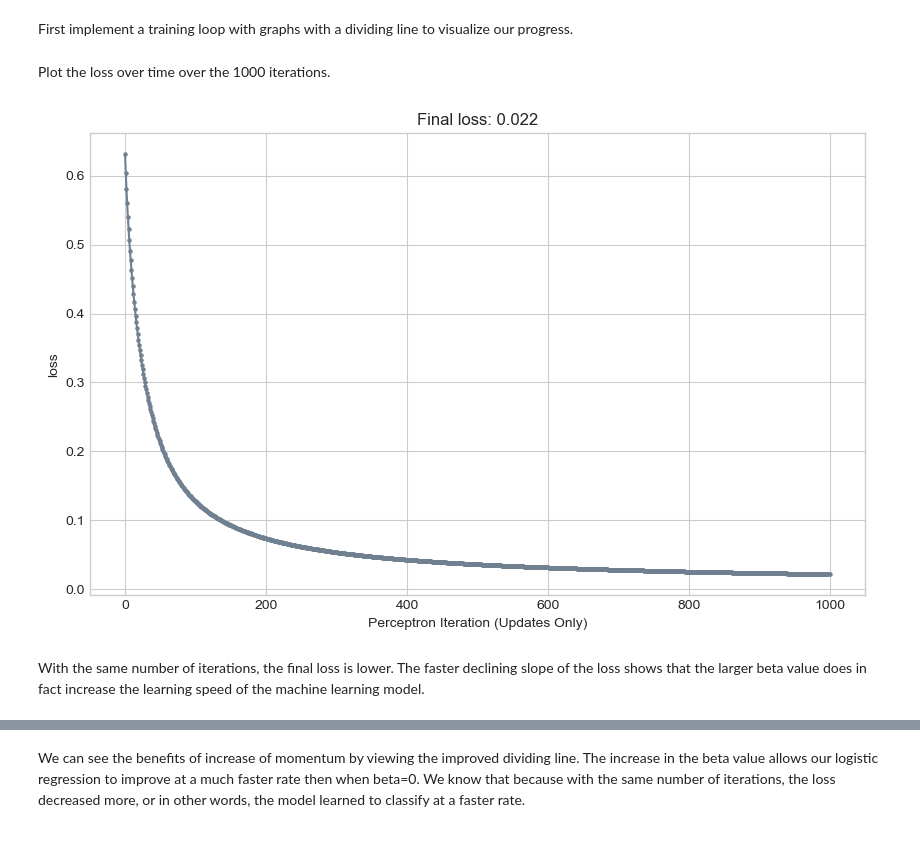
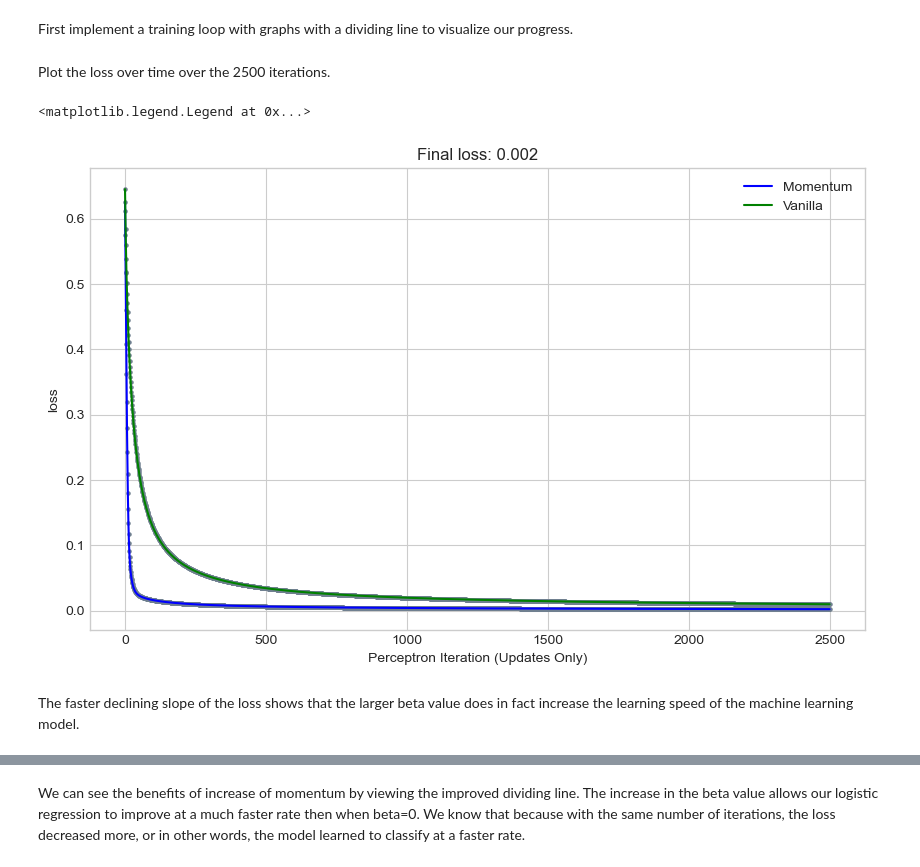
Before and after one commit to lfschweitzer/lfschweitzer.github.io, a Jupyter notebook: posts/post5/homework5.ipynb, the cells around one changed output, grey strips where cells are left out. Drawn from its saved outputs; the diff is of its cells as text; code cells hidden in the pictures.

```diff
--- a/posts/post5/homework5.ipynb
+++ b/posts/post5/homework5.ipynb
@@ -159,11 +162,17 @@ for index in range(0,1000):
 # %% [markdown]
-Plot the loss over time over the 1000 iterations.
+Plot the loss over time over the 2500 iterations.
-# %%
-plot_loss(loss_vec)
-# %% [output]
-[figure, removed]
+# %%
+plot_loss(loss_vec_mom, 'Momentum')
+
+plt.plot(loss_vec_van, color = "green", label='Vanilla')
+plt.scatter(torch.arange(len(loss_vec_van)), loss_vec_van, color = "slategrey", s=5)
+plt.gca().set(xlabel = "Perceptron Iteration (Updates Only)", ylabel = "loss")
+plt.legend()
+# %% [output]
+<matplotlib.legend.Legend at 0x...>
+[figure, added]
 # %% [markdown]
-With the same number of iterations, the final loss is lower. The faster declining slope of the loss shows that the larger beta value does in fact increase the learning speed of the machine learning model.
+The faster declining slope of the loss shows that the larger beta value does in fact increase the learning speed of the machine learning model.
 # %%
 fig, ax = plt.subplots(1, 1)
 
```
Also changed, not shown: parts of 10 cells of this notebook.
